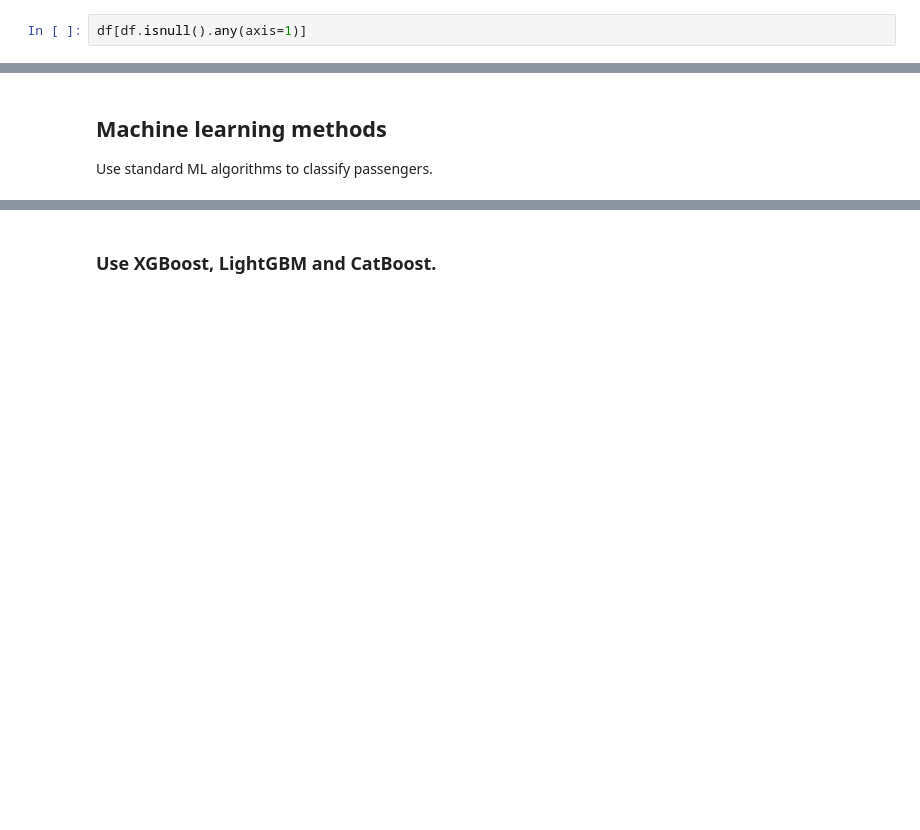
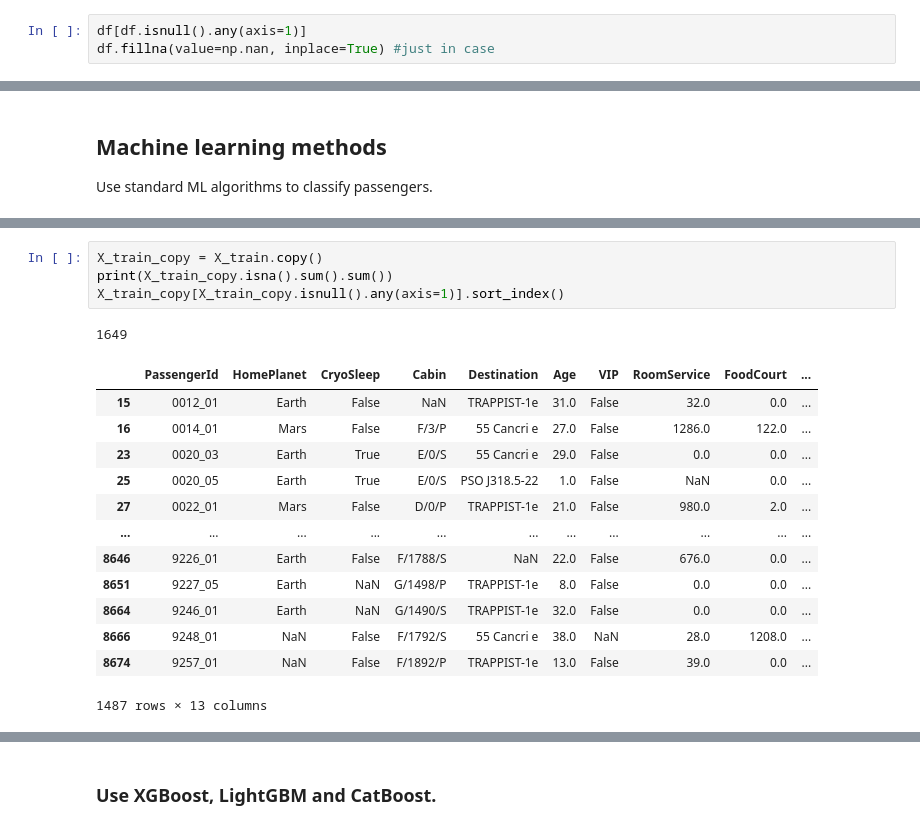
Before and after one commit to mrMichalR/spaceship_titanic, a Jupyter notebook: spaceship_titanic_v2.ipynb, the cells around one changed output, grey strips where cells are left out. Saved outputs shown, nothing was run; the diff lists cells and outputs as text; blank space fills up the shorter version.

```diff
--- a/spaceship_titanic_v2.ipynb
+++ b/spaceship_titanic_v2.ipynb
@@ -139,3 +142,4 @@ dtypes: bool(1), float64(6), object(7)
 memory usage: 891.5+ KB
 # %%
 df[df.isnull().any(axis=1)]
+df.fillna(value=np.nan, inplace=True) #just in case
@@ -422,0 +425,19 @@ preprocessor = ColumnTransformer([('categorical', categorical_preprocessor, cate
+# %%
+X_train_copy = X_train.copy()
+print(X_train_copy.isna().sum().sum())
+X_train_copy[X_train_copy.isnull().any(axis=1)].sort_index()
+# %% [output]
+1649
+|  | PassengerId | HomePlanet | CryoSleep | Cabin | Destination | Age | VIP | RoomService | FoodCourt | ... |
+| 15 | 0012_01 | Earth | False | NaN | TRAPPIST-1e | 31.0 | False | 32.0 | 0.0 | ... |
+| 16 | 0014_01 | Mars | False | F/3/P | 55 Cancri e | 27.0 | False | 1286.0 | 122.0 | ... |
+| 23 | 0020_03 | Earth | True | E/0/S | 55 Cancri e | 29.0 | False | 0.0 | 0.0 | ... |
+| 25 | 0020_05 | Earth | True | E/0/S | PSO J318.5-22 | 1.0 | False | NaN | 0.0 | ... |
+| 27 | 0022_01 | Mars | False | D/0/P | TRAPPIST-1e | 21.0 | False | 980.0 | 2.0 | ... |
+| ... | ... | ... | ... | ... | ... | ... | ... | ... | ... | ... |
+| 8646 | 9226_01 | Earth | False | F/1788/S | NaN | 22.0 | False | 676.0 | 0.0 | ... |
+| 8651 | 9227_05 | Earth | NaN | G/1498/P | TRAPPIST-1e | 8.0 | False | 0.0 | 0.0 | ... |
+| 8664 | 9246_01 | Earth | NaN | G/1490/S | TRAPPIST-1e | 32.0 | False | 0.0 | 0.0 | ... |
+| 8666 | 9248_01 | NaN | False | F/1792/S | 55 Cancri e | 38.0 | NaN | 28.0 | 1208.0 | ... |
+| 8674 | 9257_01 | NaN | False | F/1892/P | TRAPPIST-1e | 13.0 | False | 39.0 | 0.0 | ... |
+1487 rows × 13 columns
```
Also changed, not shown: parts of 20 cells of this notebook.
